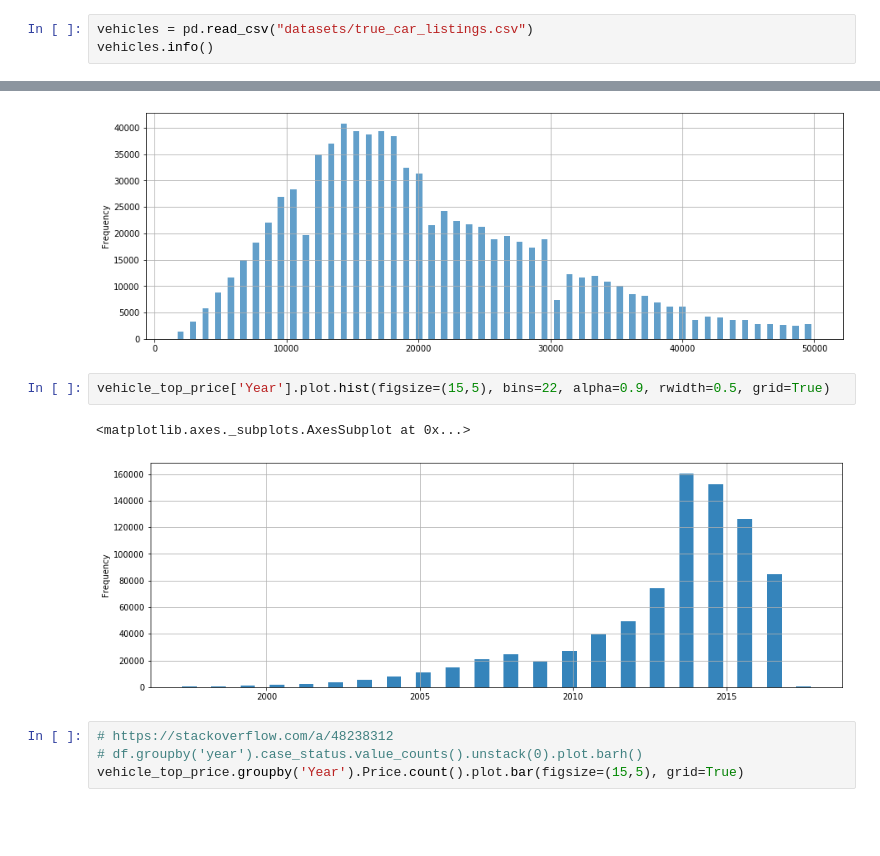
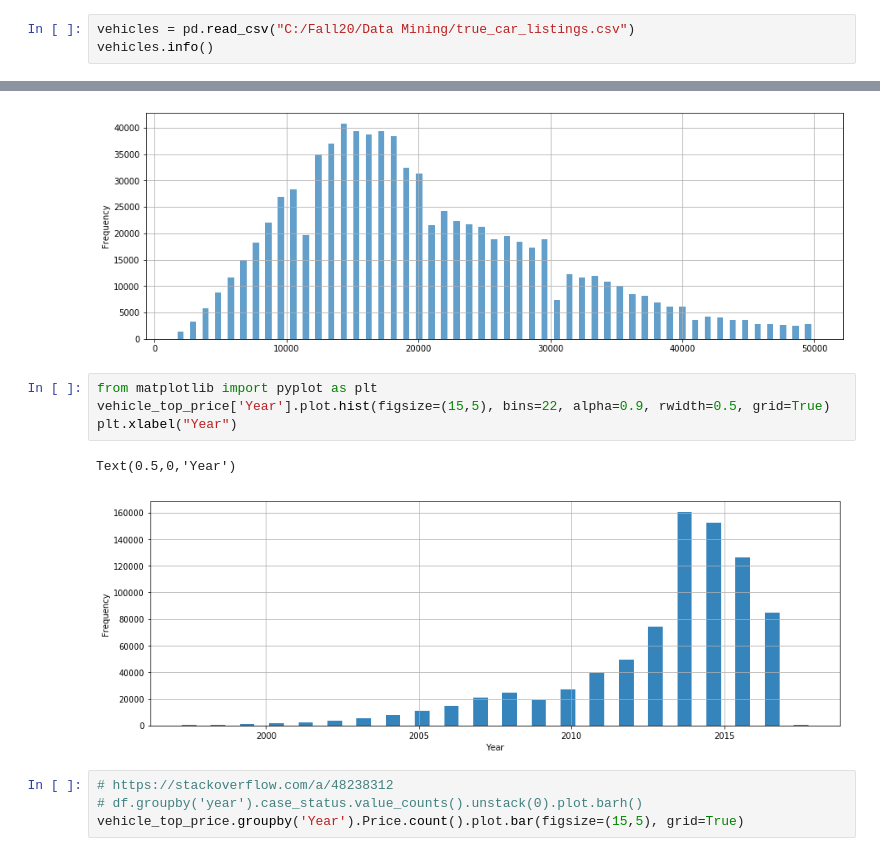
Before and after one commit to Mazharul-Hossain/Car-Price-Prediction, a Jupyter notebook: notebooks/1. Analysis of Vehicles dataset (Beginner's Analysis).ipynb, the cells around one changed output, grey strips where cells are left out. Drawn from its saved outputs; the diff is of its cells as text; blank space fills up the shorter version.

```diff
--- a/notebooks/1. Analysis of Vehicles dataset (Beginner's Analysis).ipynb
+++ b/notebooks/1. Analysis of Vehicles dataset (Beginner's Analysis).ipynb
@@ -21,7 +21,7 @@ import matplotlib.pyplot as plt
 # %% [markdown]
 ### Load Vehicles Data
 # %%
-vehicles = pd.read_csv("datasets/true_car_listings.csv")
+vehicles = pd.read_csv("C:/Fall20/Data Mining/true_car_listings.csv")
 vehicles.info()
 # %% [output]
 <class 'pandas.core.frame.DataFrame'>
@@ -143,10 +140,12 @@ vehicle_top_price['Price'].plot.hist(figsize=(15,5), bins=51, alpha=0.7, rwidth=
 <matplotlib.axes._subplots.AxesSubplot at 0x...>
 [figure]
 # %%
+from matplotlib import pyplot as plt
 vehicle_top_price['Year'].plot.hist(figsize=(15,5), bins=22, alpha=0.9, rwidth=0.5, grid=True)
+plt.xlabel("Year")
 # %% [output]
-<matplotlib.axes._subplots.AxesSubplot at 0x...>
+Text(0.5,0,'Year')
-[figure, old version]
+[figure, new version]
 # %%
 # https://stackoverflow.com/a/48238312
 # df.groupby('year').case_status.value_counts().unstack(0).plot.barh()
```
Also changed, not shown: parts of 4 cells of this notebook.
